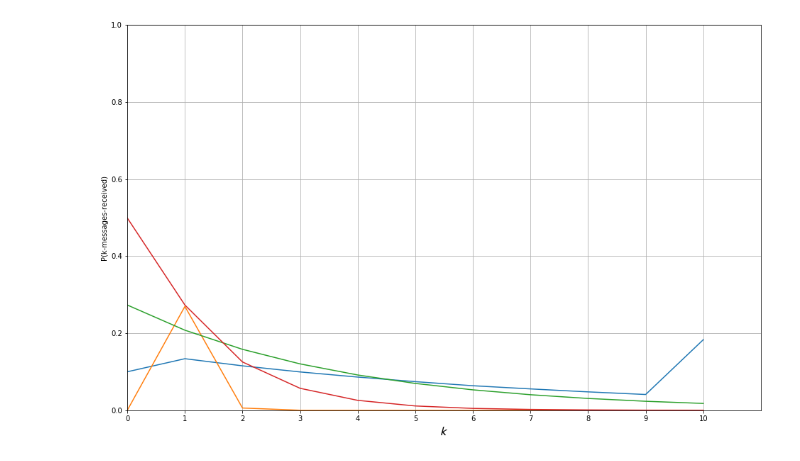
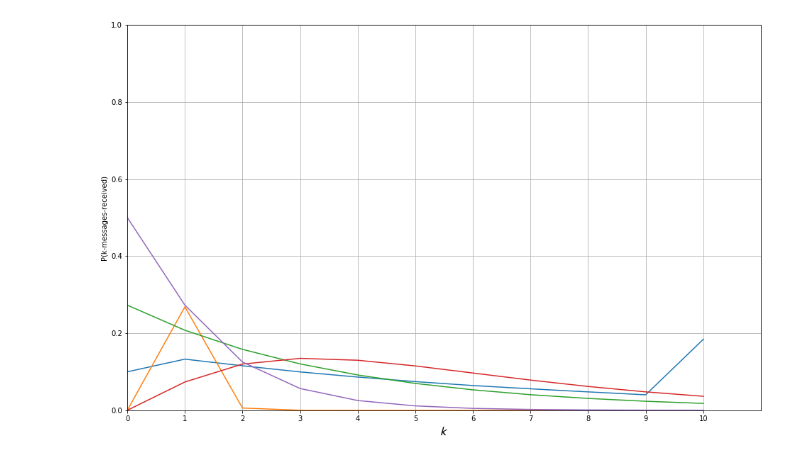
Before and after one commit to ingframin/BroadcastSimulation, a Jupyter notebook: results/check_distribution_probability.ipynb, the cells around one changed output. Drawn from its saved outputs; the diff is of its cells as text; code cells hidden in the pictures.

```diff
--- a/results/check_distribution_probability.ipynb
+++ b/results/check_distribution_probability.ipynb
@@ -117,22 +117,22 @@ Geometric RMSE:
 # %%
 pt.rcParams["figure.figsize"] = (16,10)
 pt.plot(range(Trx+1),hist1)
 pt.plot(range(Trx+1),gamma_d1)
 pt.plot(range(Trx+1),gamma_d2)
-#pt.plot(range(Trx+1),gamma_d3)
+pt.plot(range(Trx+1),gamma_d3)
 pt.plot(range(Trx+1),hist2)
 #pt.plot(range(Trx+1),hist3)
 #pt.plot(range(Trx+1),geom_d1)
 #pt.plot(range(Trx+1),geom_d2)
 #pt.plot(range(Trx+1),geom_d3)
 #pt.plot(range(Trx+1),pois_d1)
 #pt.plot(range(Trx+1),pois_d2)
 #pt.plot(range(Trx+1),pois_d3)
 pt.axis([0,Trx+1,0,1.0])
 pt.xticks(range(Trx+1), [str(int(n)) for n in range(Trx+1)])
 pt.xlabel(r'$\mathcal{k}$', fontsize = 18)
 pt.ylabel(r'P(k-messages-received)')
 pt.grid(True)
 pt.show()
 # %% [output]
-[figure, old version]
+[figure, new version]
```
Also changed, not shown: parts of 2 cells of this notebook, 27 other files.
